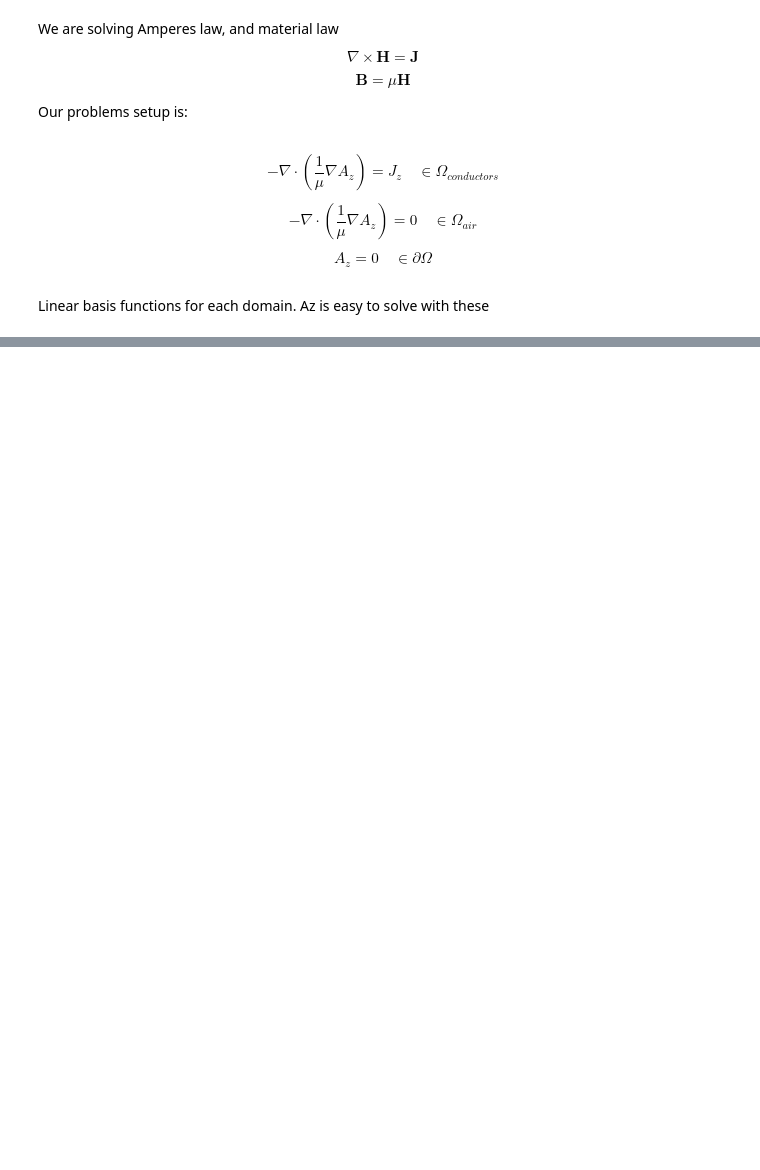
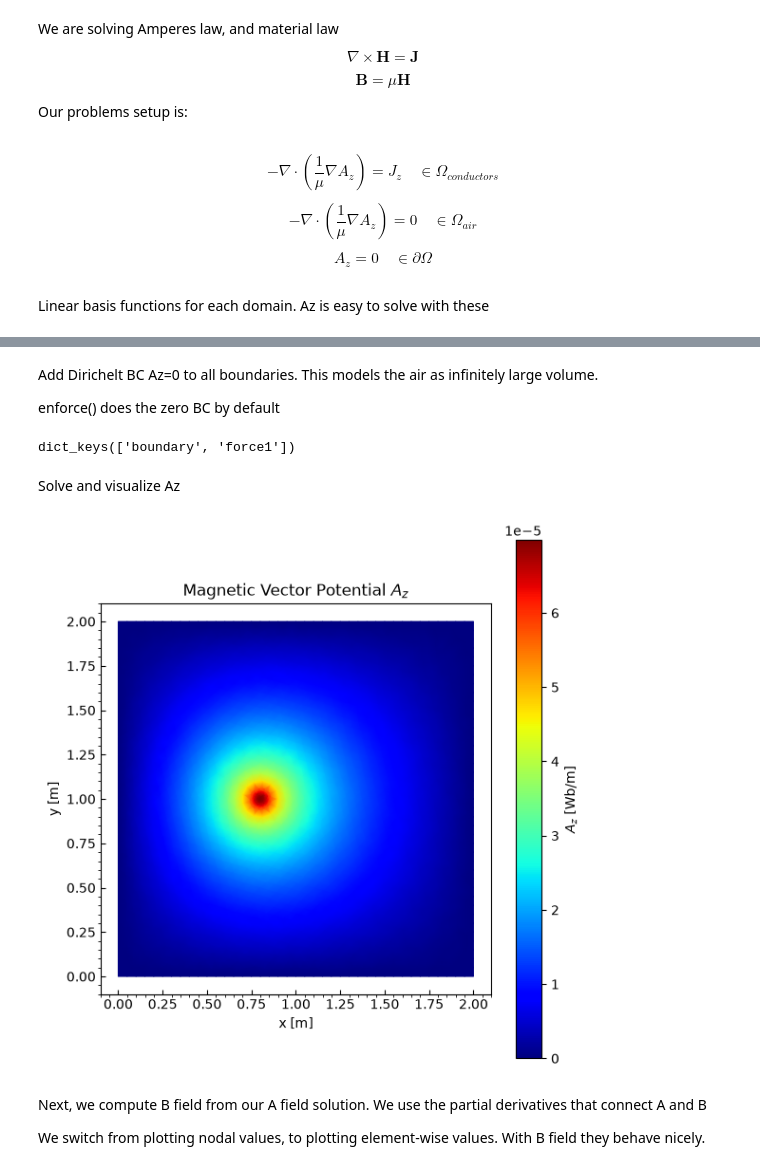
Before and after one commit to VerttiAalto100/computational-electromagnetics, a Jupyter notebook: notebooks/force_between_conductors.ipynb, the cells around one changed output, grey strips where cells are left out. Drawn from its saved outputs; the diff is of its cells as text; code cells hidden in the pictures; blank space fills up the shorter version.

```diff
--- a/notebooks/force_between_conductors.ipynb
+++ b/notebooks/force_between_conductors.ipynb
@@ -106,12 +107,10 @@ from skfem import Functional
 def area(w):
     return 1.0
 
-wire_area_1 = area.assemble(basis_wire_1)
-wire_area_2 = area.assemble(basis_wire_2)
+wire_area = area.assemble(basis_wire)
 
 # should be area = 0.007853981634
 
-print("Win area 1: ", wire_area_1)
-print("Win area 2: ", wire_area_2)
+print("Win area 1: ", wire_area)
 # %% [output]
 Win area 1:  0.007803612880645126
@@ -156,0 +150,53 @@ b +=  rhs.assemble(basis_air, J = J_air)
+# %% [markdown]
+Add Dirichelt BC Az=0 to all boundaries. This models the air as infinitely large volume.
+
+enforce() does the zero BC by default
+# %%
+print(mesh.boundaries.keys())
+boundary_dofs = basis.get_dofs("boundary")
+S, b = enforce(S, b, D=boundary_dofs)
+# %% [output]
+dict_keys(['boundary', 'force1'])
+# %% [markdown]
+Solve and visualize Az
+# %%
+import matplotlib.pyplot as plt
+from skfem.visuals.matplotlib import plot
+
+A_z = solve(S, b)
+
+def visualize():
+    fig, ax = plt.subplots(figsize=(6, 6))
+
+    plot(
+        mesh,
+        A_z,
+        ax=ax,
+        shading='gouraud',
+        colorbar=True
+    )
+
+    ax.set_title(r"Magnetic Vector Potential $A_z$")
+    ax.set_xlabel("x [m]")
+    ax.set_ylabel("y [m]")
+    ax.set_aspect("equal")
+
+    # Show coordinate ticks
+    ax.tick_params(direction='in')
+    ax.minorticks_on()
+
+    # Label the colorbar
+    cbar = fig.axes[-1]
+    cbar.set_ylabel(r"$A_z$ [Wb/m]")
+
+    fig.tight_layout()
+
+if __name__ == "__main__":
+    visualize()
+    plt.show()
+# %% [output]
+[figure, added]
+# %% [markdown]
+Next, we compute B field from our A field solution. We use the partial derivatives that connect A and B
+
+We switch from plotting nodal values, to plotting element-wise values. With B field they behave nicely.
```
Also changed, not shown: parts of 18 cells of this notebook.
